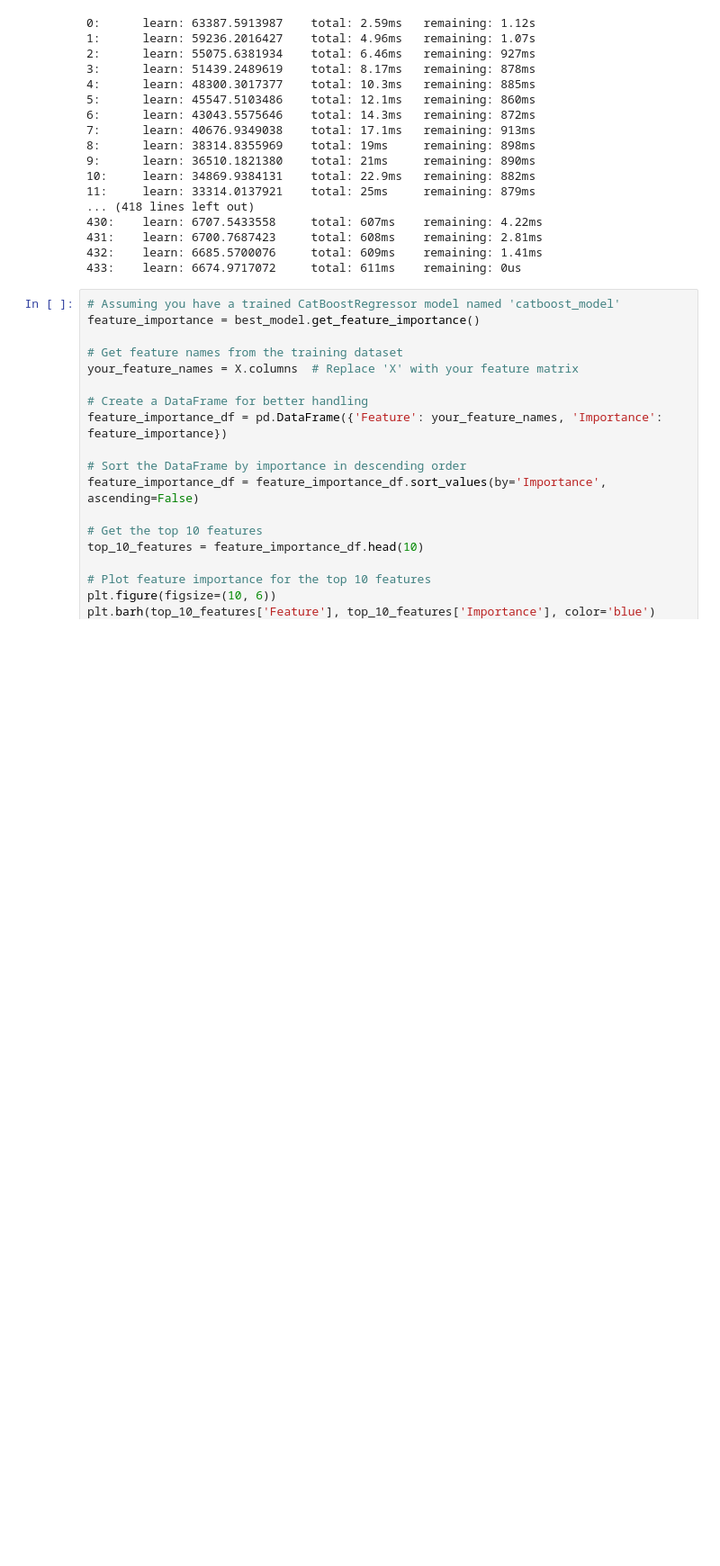
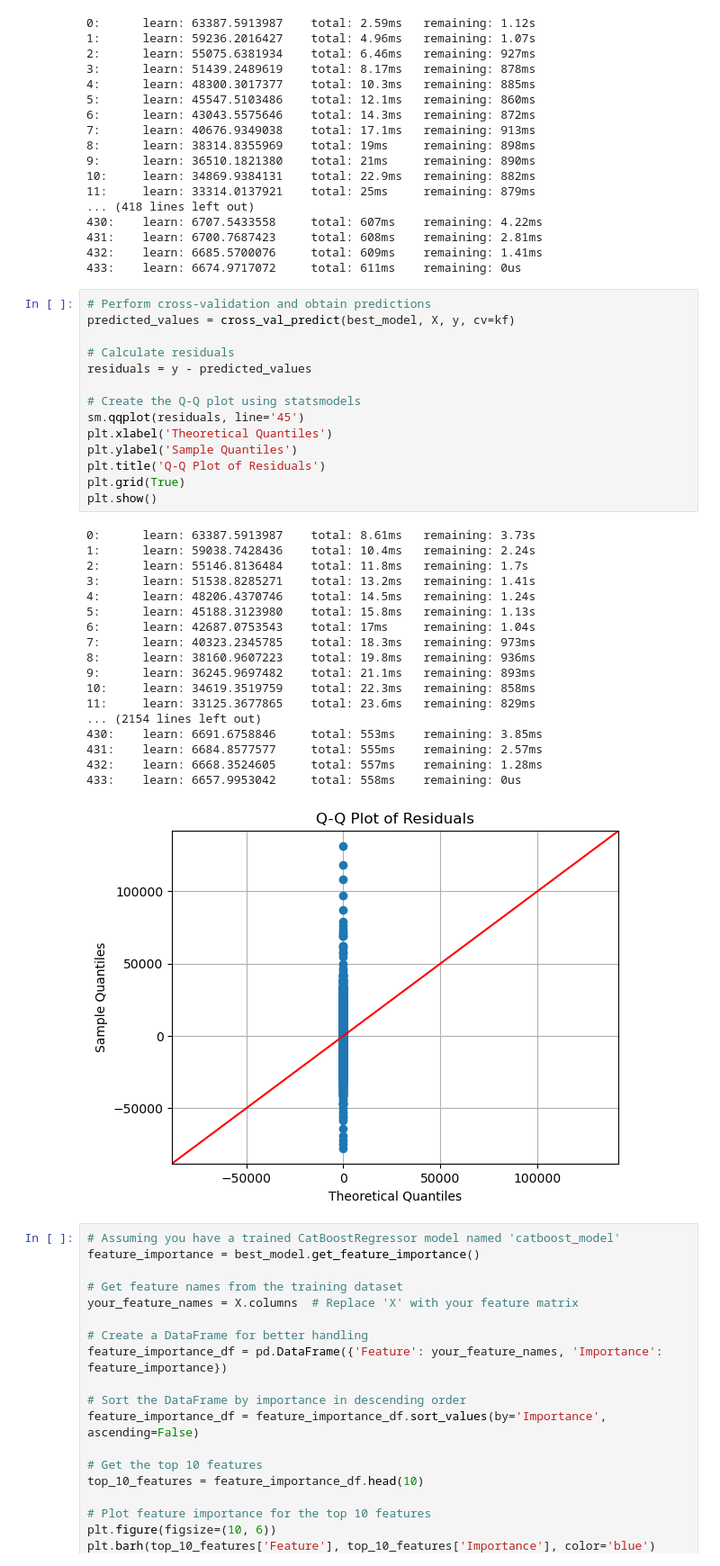
Before and after one commit to briangdrewes/machinelearning_Ames, a Jupyter notebook: dummyNoDropCatBoostViz.ipynb, the cells around one changed output. Shown at 90% size. Cells and saved outputs as stored; diff of their text form; blank space fills up the shorter version.

```diff
--- a/dummyNoDropCatBoostViz.ipynb
+++ b/dummyNoDropCatBoostViz.ipynb
@@ -137,6 +142,39 @@ predictions = best_model.predict(X_test)
 431:    learn: 6700.7687423     total: 608ms    remaining: 2.81ms
 432:    learn: 6685.5700076     total: 609ms    remaining: 1.41ms
 433:    learn: 6674.9717072     total: 611ms    remaining: 0us
+# %%
+# Perform cross-validation and obtain predictions
+predicted_values = cross_val_predict(best_model, X, y, cv=kf)
+
+# Calculate residuals
+residuals = y - predicted_values
+
+# Create the Q-Q plot using statsmodels
+sm.qqplot(residuals, line='45')
+plt.xlabel('Theoretical Quantiles')
+plt.ylabel('Sample Quantiles')
+plt.title('Q-Q Plot of Residuals')
+plt.grid(True)
+plt.show()
+# %% [output]
+0:      learn: 63387.5913987    total: 8.61ms   remaining: 3.73s
+1:      learn: 59038.7428436    total: 10.4ms   remaining: 2.24s
+2:      learn: 55146.8136484    total: 11.8ms   remaining: 1.7s
+3:      learn: 51538.8285271    total: 13.2ms   remaining: 1.41s
+4:      learn: 48206.4370746    total: 14.5ms   remaining: 1.24s
+5:      learn: 45188.3123980    total: 15.8ms   remaining: 1.13s
+6:      learn: 42687.0753543    total: 17ms     remaining: 1.04s
+7:      learn: 40323.2345785    total: 18.3ms   remaining: 973ms
+8:      learn: 38160.9607223    total: 19.8ms   remaining: 936ms
+9:      learn: 36245.9697482    total: 21.1ms   remaining: 893ms
+10:     learn: 34619.3519759    total: 22.3ms   remaining: 858ms
+11:     learn: 33125.3677865    total: 23.6ms   remaining: 829ms
+... (2154 lines left out)
+430:    learn: 6691.6758846     total: 553ms    remaining: 3.85ms
+431:    learn: 6684.8577577     total: 555ms    remaining: 2.57ms
+432:    learn: 6668.3524605     total: 557ms    remaining: 1.28ms
+433:    learn: 6657.9953042     total: 558ms    remaining: 0us
+[figure, added]
 # %%
 # Assuming you have a trained CatBoostRegressor model named 'catboost_model'
 feature_importance = best_model.get_feature_importance()
```
Also changed, not shown: parts of 30 cells of this notebook, 16 other files.
